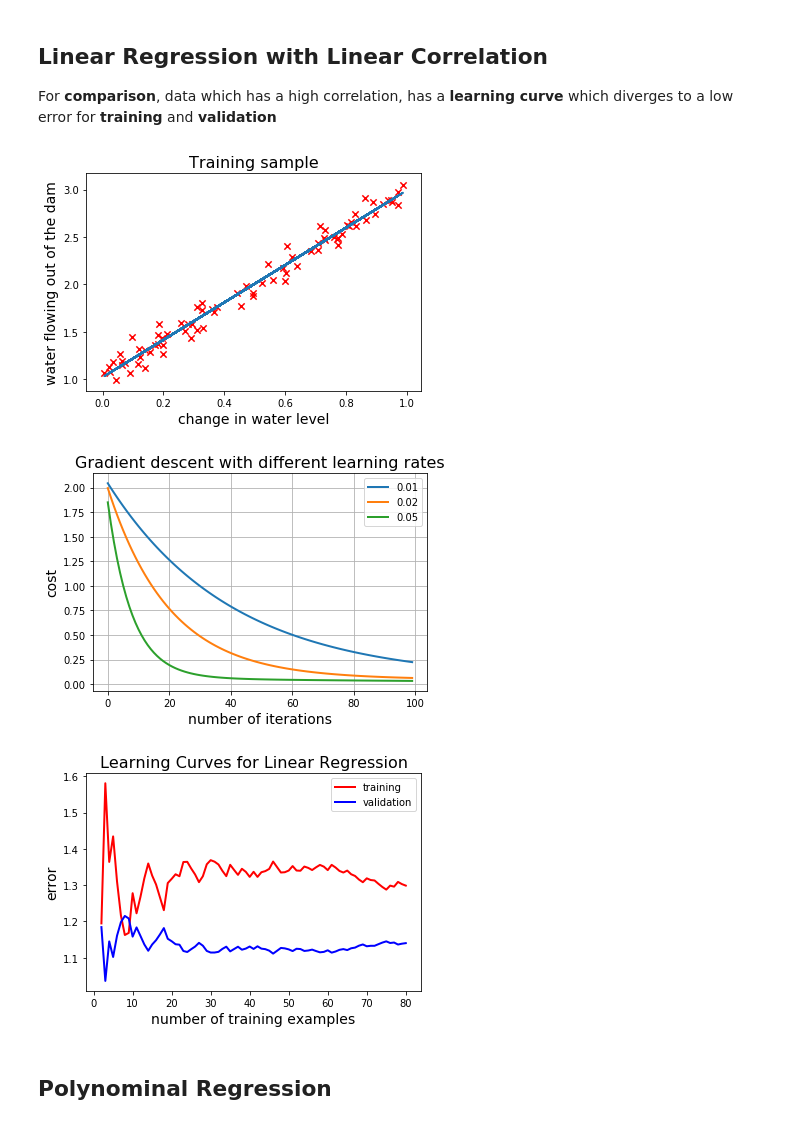
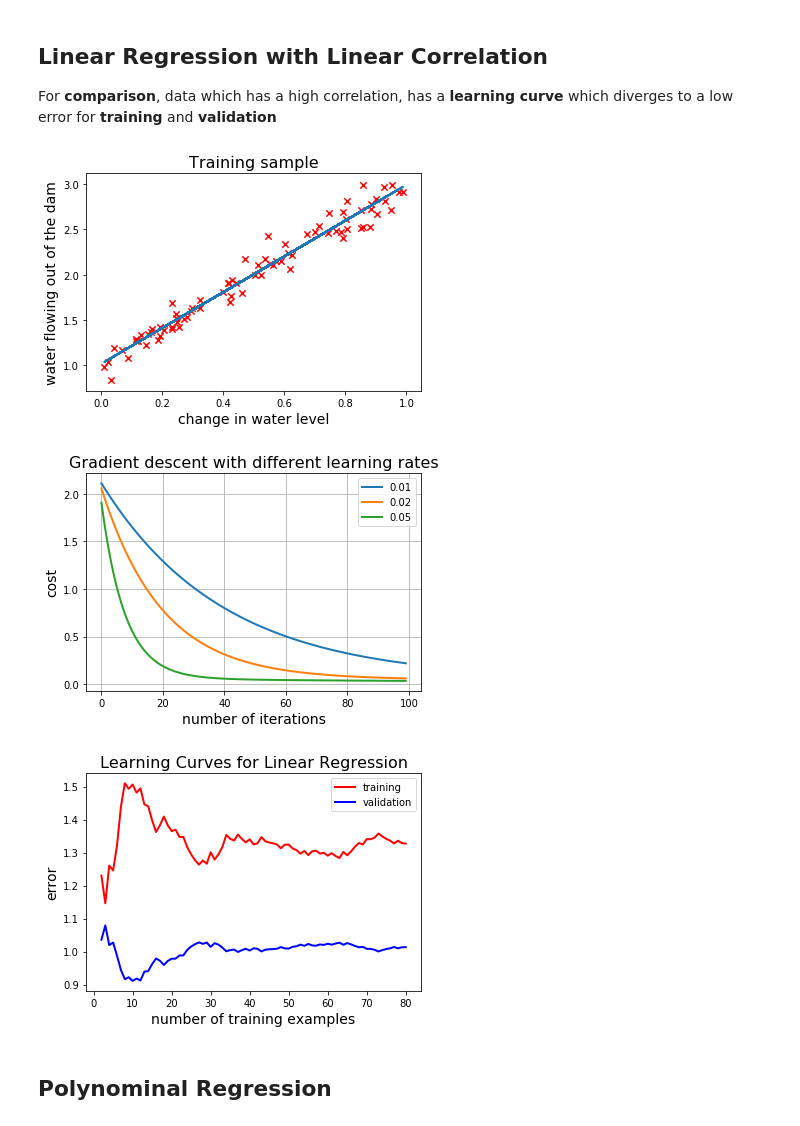
Before and after one commit to thomd/deep-learning-notes, a Jupyter notebook: learning-curves.ipynb, the cells around one changed output. Drawn from its saved outputs; the diff is of its cells as text; code cells hidden in the pictures.

Commit message:
leaning curves

```diff
--- a/learning-curves.ipynb
+++ b/learning-curves.ipynb
@@ -120,59 +120,62 @@ As expected, **linear regression** is unable to sufficiently decrease either the
 
 For **comparison**, data which has a high correlation, has a **learning curve** which diverges to a low error for **training** and **validation**
 # %%
+import numpy as np
+import matplotlib.pyplot as plt
+%matplotlib inline
+
 # Data Generation
-np.random.seed(42)
-x = np.random.rand(100, 1)
-y = 1 + 2 * x + .1 * np.random.randn(100, 1)
+x_lg = np.random.rand(100, 1)
+y_lg = 1 + 2 * x_lg + .1 * np.random.randn(100, 1)
 
 # Shuffles the indices
-idx = np.arange(100)
-np.random.shuffle(idx)
+idx_lg = np.arange(100)
+np.random.shuffle(idx_lg)
 
 # Uses first 80 random indices for train
-train_idx = idx[:80]
+train_idx_lg = idx_lg[:80]
 # Uses the remaining indices for validation
-val_idx = idx[80:]
+val_idx_lg = idx_lg[80:]
 
 # Generates train and validation sets
-x_train, y_train = x[train_idx], y[train_idx]
-x_val, y_val = x[val_idx], y[val_idx]
+x_train_lg, y_train_lg = x_lg[train_idx_lg], y_lg[train_idx_lg]
+x_val_lg, y_val_lg = x_lg[val_idx_lg], y_lg[val_idx_lg]
 
-X_train = insert_ones(x_train)
-Y_train = y_train.reshape(len(y_train),1)
-theta, cost_history = train_linear_regression(X_train, Y_train, 0.05)
+X_train_lg = insert_ones(x_train_lg)
+Y_train_lg = y_train_lg.reshape(len(y_train_lg), 1)
+theta_lg, cost_history_lg = train_linear_regression(X_train_lg, Y_train_lg, 0.05)     # learning rate = 0.05
 
-hypothesis = X_train @ theta
+hypothesis_lg = X_train_lg @ theta_lg
 
-fig2, ax2 = plt.subplots()
-ax2.scatter(x_train, y_train, marker='x', s=40, c='red')
-ax2.plot(X_train[:, 1], hypothesis, linewidth=2)
+fig_lg, ax_lg = plt.subplots()
+ax_lg.scatter(x_train_lg, y_train_lg, marker='x', s=40, c='red')
+ax_lg.plot(X_train_lg[:, 1], hypothesis_lg, linewidth=2)
 plt.xlabel('change in water level', fontsize=14)
 plt.ylabel('water flowing out of the dam', fontsize=14)
 plt.title('Training sample', fontsize=16);
 # %% [output]
-[figure, old version]
+[figure, new version]
 # %%
 plt.figure()
 num_iters = 100
 learning_rates = [0.01, 0.02, 0.05]
 for lr in learning_rates:
-    _, cost_history = train_linear_regression(X_train, Y_train, lr, num_iters)
+    _, cost_history = train_linear_regression(X_train_lg, Y_train_lg, lr, num_iters)
     plt.plot(cost_history, linewidth=2)
 plt.title("Gradient descent with different learning rates", fontsize=16)
 plt.xlabel("number of iterations", fontsize=14)
 plt.ylabel("cost", fontsize=14)
 plt.legend(list(map(str, learning_rates)))
 plt.grid()
 # %% [output]
-[figure, old version]
+[figure, new version]
 # %%
-X_val = insert_ones(x_val)
-Y_val = y_val.reshape(len(y_val),1)
+X_val_lg = insert_ones(x_val_lg)
+Y_val_lg = y_val_lg.reshape(len(y_val_lg), 1)
 
 plt.title("Learning Curves for Linear Regression", fontsize=16)
-learning_curves(X_train, Y_train, X_val, Y_val)
+learning_curves(X_train_lg, Y_train_lg, X_val_lg, Y_val_lg)
 # %% [output]
-[figure, old version]
+[figure, new version]
 # %% [markdown]
 ## Polynominal Regression
```
Also changed, not shown: parts of 1 cell of this notebook.
